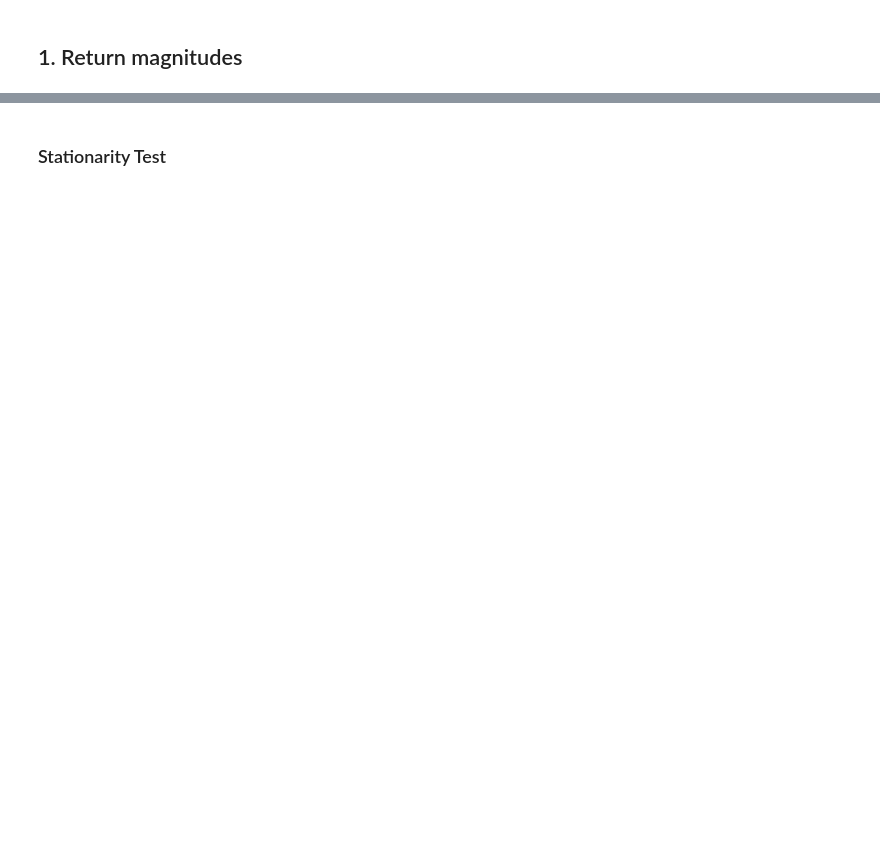
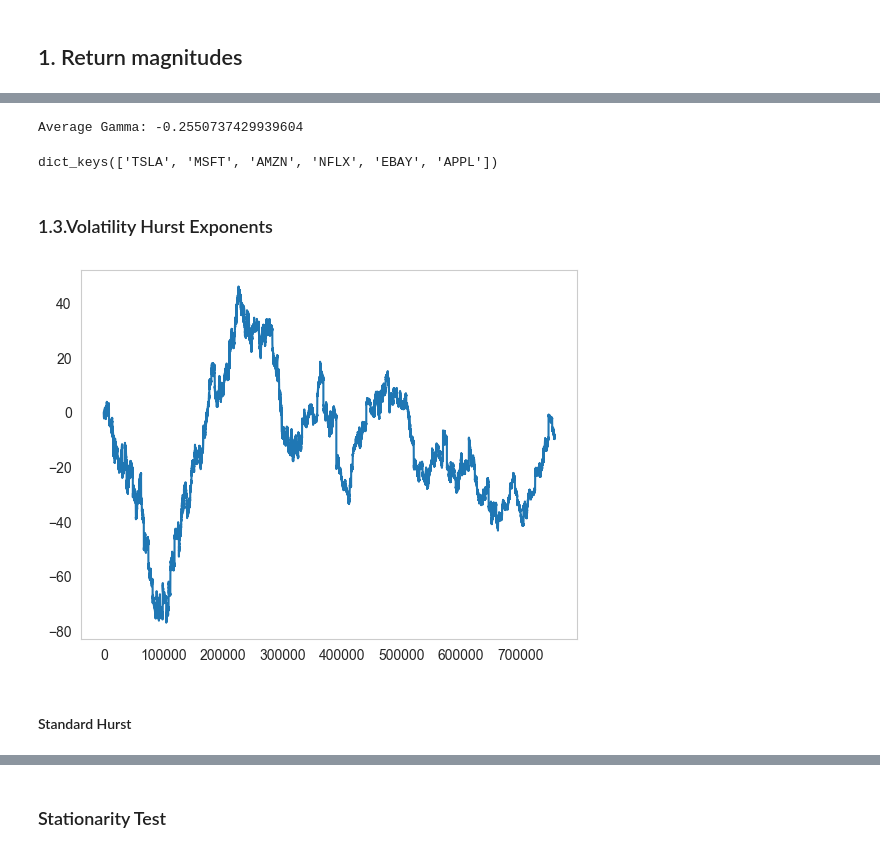
Before and after one commit to anabugaenko/liquidity, a Jupyter notebook: notebooks/MO/orderflow_long_memory.ipynb, the cells around one changed output, grey strips where cells are left out. Saved outputs shown, nothing was run; the diff lists cells and outputs as text; code cells hidden in the pictures; blank space fills up the shorter version.

```diff
--- a/notebooks/MO/orderflow_long_memory.ipynb
+++ b/notebooks/MO/orderflow_long_memory.ipynb
@@ -86,0 +98,4 @@ plt.show()
+# %%
+# ADF test
+for stock, data in return_magnitudes.items():
+    augmented_dickey_fuller(data.head(EVENTS_RANGE), stock)
@@ -86,0 +173,13 @@ plt.show()
+# %%
+# Using volatility_nonlinear_acfs
+volatility_fit_results_list = []
+volatility_fit_objects = {}  # Dictionary to store fit objects
+
+for stock, data in volatility_acf_values.items():
+    fit_dict, fit_obj = get_acf_params(stock, data)
+    if fit_dict:
+        volatility_fit_results_list.append(fit_dict)
+        volatility_fit_objects[stock] = fit_obj  # Store the fit object
+
+volatility_acf_fit_results = pd.DataFrame(volatility_fit_results_list)
+display(volatility_acf_fit_results.head())
@@ -86,0 +193,38 @@ plt.show()
+# %%
+avg_alpha = volatility_acf_fit_results['gamma'].mean()
+print(f"Average Gamma: {avg_alpha}")
+# %% [output]
+Average Gamma: -0.2550737429939604
+# %%
+volatility_fit_objects.keys()
+# %% [output]
+dict_keys(['TSLA', 'MSFT', 'AMZN', 'NFLX', 'EBAY', 'APPL'])
+# %% [markdown]
+### 1.3.Volatility Hurst Exponents
+# %%
+# Compute cumsum of return magnitude (volatility)
+tsla_cum_returns = compute_returns(tsla_raw_df)['cumsum_returns']
+amzn_cum_returns = compute_returns(msft_raw_df)['cumsum_returns']
+nflx_cum_returns = compute_returns(amzn_raw_df)['cumsum_returns']
+msft_cum_returns = compute_returns(nflx_raw_df)['cumsum_returns']
+ebay_cum_returns = compute_returns(ebay_raw_df)['cumsum_returns']
+appl_cum_returns = compute_returns(appl_raw_df)['cumsum_returns']
+
+cumsum_return_magnitudes = {
+  'TSLA': abs(tsla_cum_returns),
+  'MSFT': abs(amzn_cum_returns),
+  'AMZN': abs(nflx_cum_returns),
+  'NFLX': abs(msft_cum_returns),
+  'EBAY': abs(ebay_cum_returns),
+  'APPL': abs(appl_cum_returns)
+}
+# Update the dictionary to only keep the first EVENTS_RANGE items
+cumsum_return_magnitudes = {stock: data.head(EVENTS_RANGE) for stock, data in cumsum_return_magnitudes.items()}
+x = list(range(1, len(tsla_cum_returns)+1))
+plt.plot(x, tsla_cum_returns)
+plt.grid(False)
+plt.show()
+# %% [output]
+[figure, added]
+# %% [markdown]
+#### Standard Hurst
```
Also changed, not shown: parts of 139 cells of this notebook, 10 other files.
